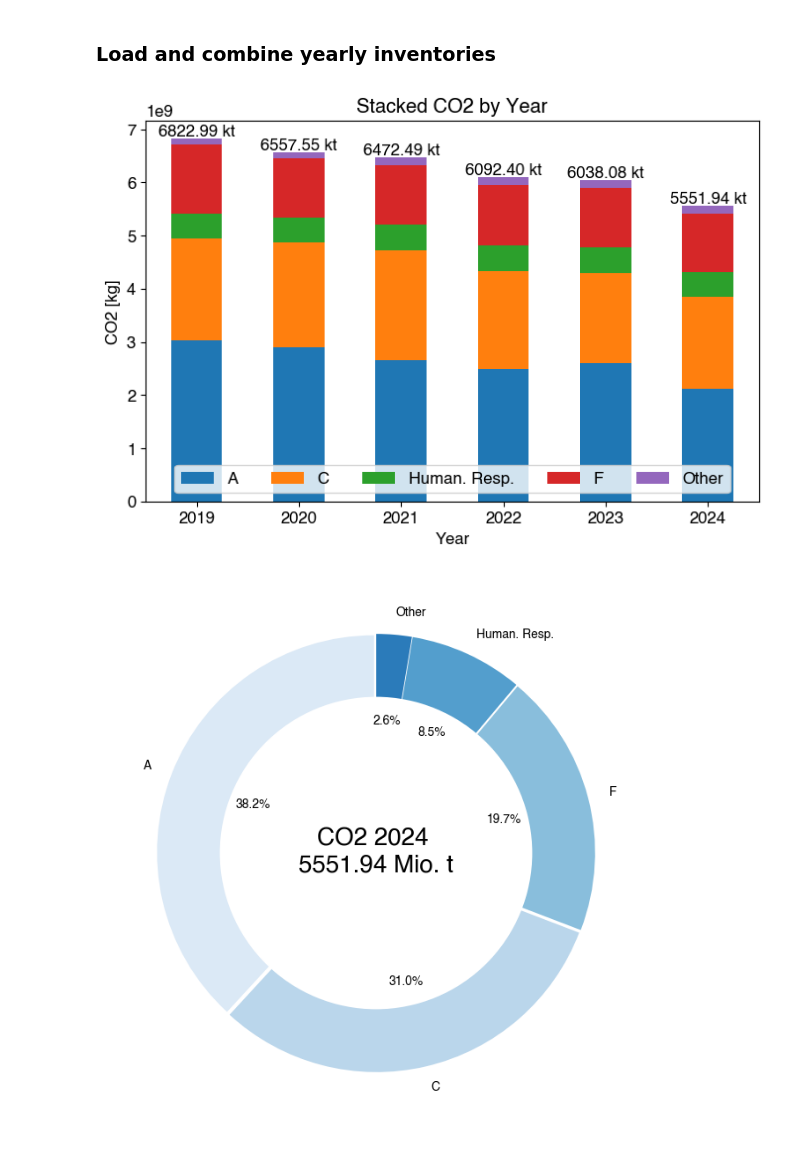
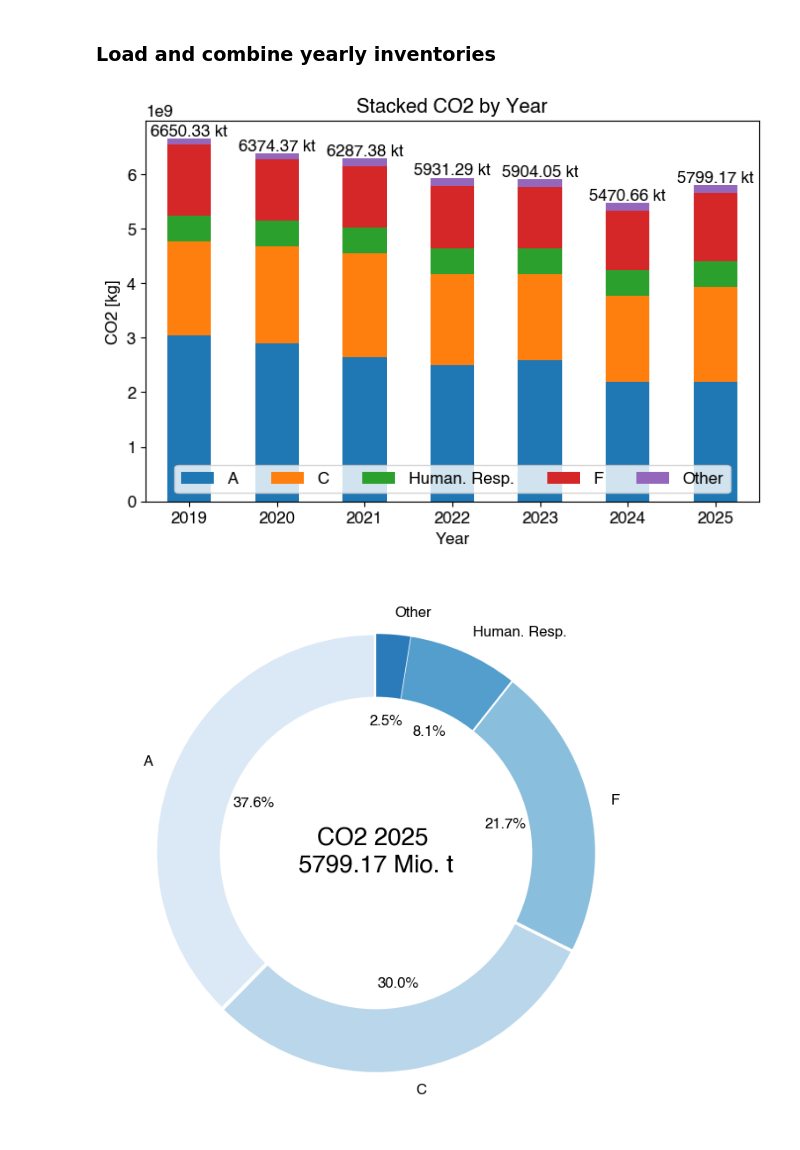
Before and after one commit to tum-esm/tum-mci, a Jupyter notebook: code/plot_sector_and_trend.ipynb, the cells around one changed output. Cells and saved outputs as stored; diff of their text form; code cells hidden in the pictures.

```diff
--- a/code/plot_sector_and_trend.ipynb
+++ b/code/plot_sector_and_trend.ipynb
@@ -15,7 +15,7 @@ import matplotlib.pyplot as plt
 # %%
 from_year = 2019
 to_year = 2024
-base_filename = 'Munich_GHGco_v2_3_year'#2019.gpkg
+base_filename = 'Munich_GHGco_v2.5_year'#2019.gpkg
 
 inventory = pd.DataFrame()
 for y in range(from_year, to_year + 1):
@@ -31,6 +31,21 @@ for y in range(from_year, to_year + 1):
     gdf_sum['Year'] = y
     inventory = pd.concat([inventory, gdf_sum])
 
+###
+## quick fix
+###
+# add 2025 preliminary inventory
+gdf = gpd.read_file(os.path.join(os.path.dirname(os.path.abspath('')),
+                                     'output', str(2025), 'Munich_GHGco_v2.6_preliminary_year2025.gpkg'))
+gdf_sum = gdf.groupby('GNFR_Sector').sum(numeric_only=True)
+# combine sectors
+gdf_sum.loc['Human. Resp.'] = list(gdf_sum.loc[['HR_nonresidential', 'HR_outdoor', 'HR_residential']].sum(axis=0))
+gdf_sum.loc['F'] = list(gdf_sum.loc[['F_hot', 'F_csee']].sum(axis=0))
+gdf_sum.loc['Other'] = list(gdf_sum.loc[['D', 'E', 'G', 'J', 'K', 'L', 'I']].sum(axis=0))
+gdf_sum['Year'] = 2025
+inventory = pd.concat([inventory, gdf_sum])
+
+###
 inventory.drop('id', axis=1, inplace=True)
 inventory.reset_index(inplace=True)
 inventory.set_index(['Year', 'GNFR_Sector'], inplace=True)
@@ -59,34 +74,34 @@ for i, total in enumerate(totals):
 plt.legend(ncol=5, loc = 'lower center')
 plt.show()
 # %% [output]
-[figure, old version]
+[figure, new version]
 # %%
 pollutant = 'CO2'
-YEAR = 2024
+YEAR = 2025
 sectors = ['A', 'C', 'F', 'Human. Resp.', 'Other']
 
 sector_totals = inventory.loc[YEAR][pollutant].loc[sectors].to_dict()
 
 
 # make donut pie chart
 fig, ax = plt.subplots(figsize = (8,8))
 explode = (0.01,0.01,0.01,0.01,0.01)
 ax.pie(sector_totals.values(), labels=sector_totals.keys(), autopct='%1.1f%%',
        startangle=90, explode = explode, colors = sns.color_palette('Blues'))
 
 #draw circle in center
 centre_circle = plt.Circle((0,0),0.72,fc='white')
 fig = plt.gcf()
 fig.gca().add_artist(centre_circle)
 
 # Change font of pie chart to helvetica, 12
 plt.rcParams['font.sans-serif'] = "Helvetica"
 plt.rcParams['font.family'] = "sans-serif"
 plt.rcParams.update({'font.size': 12})
 
 # add total emissions to plot
 plt.text(0, 0, f'{pollutant} {YEAR} \n{sum(sector_totals.values())*1e-6:.2f} Mio. t', fontsize=20, ha='center', va='center')
 
 plt.show()
 # %% [output]
-[figure, old version]
+[figure, new version]
```
Also changed, not shown: 1 other file.
